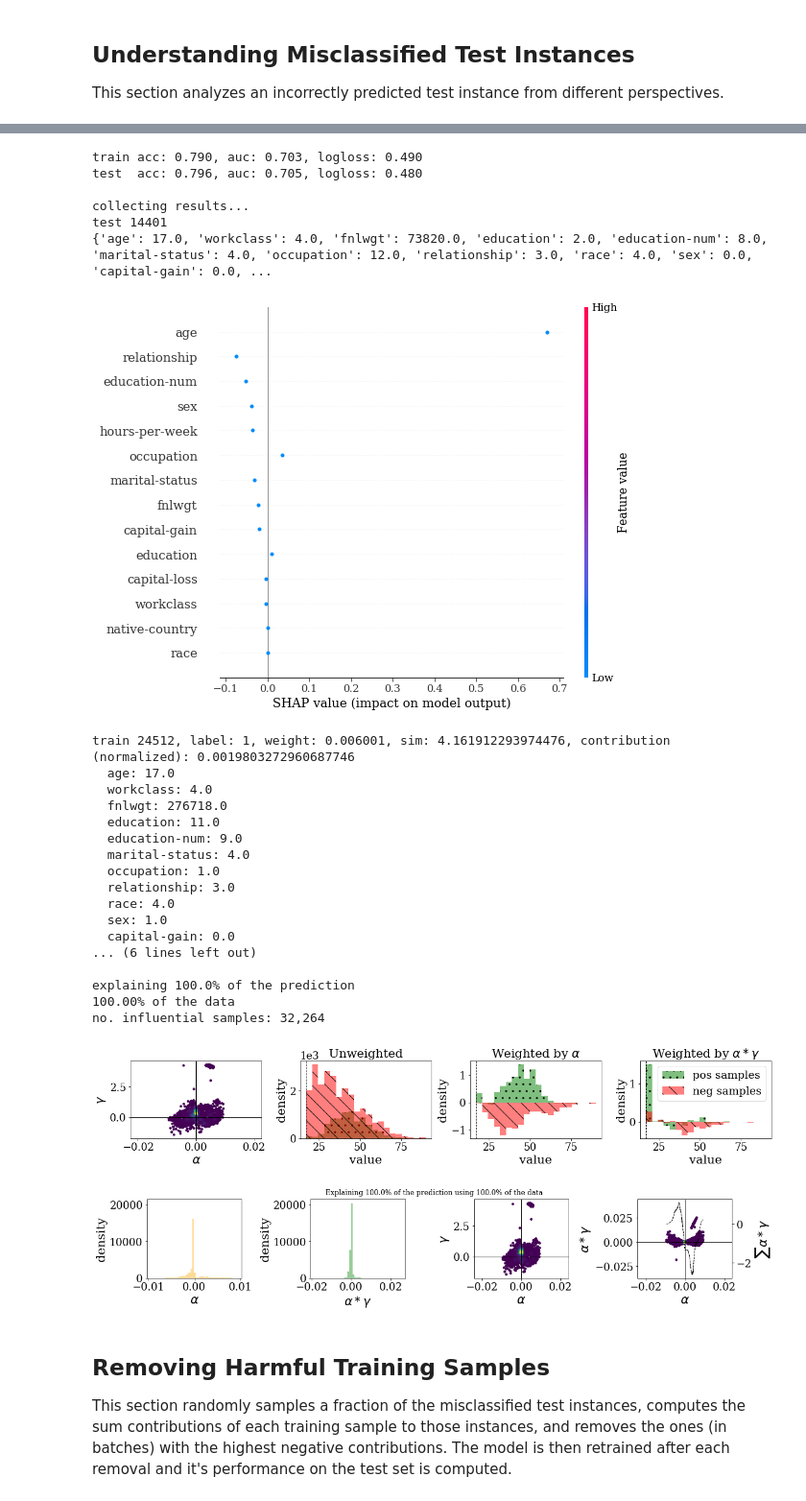
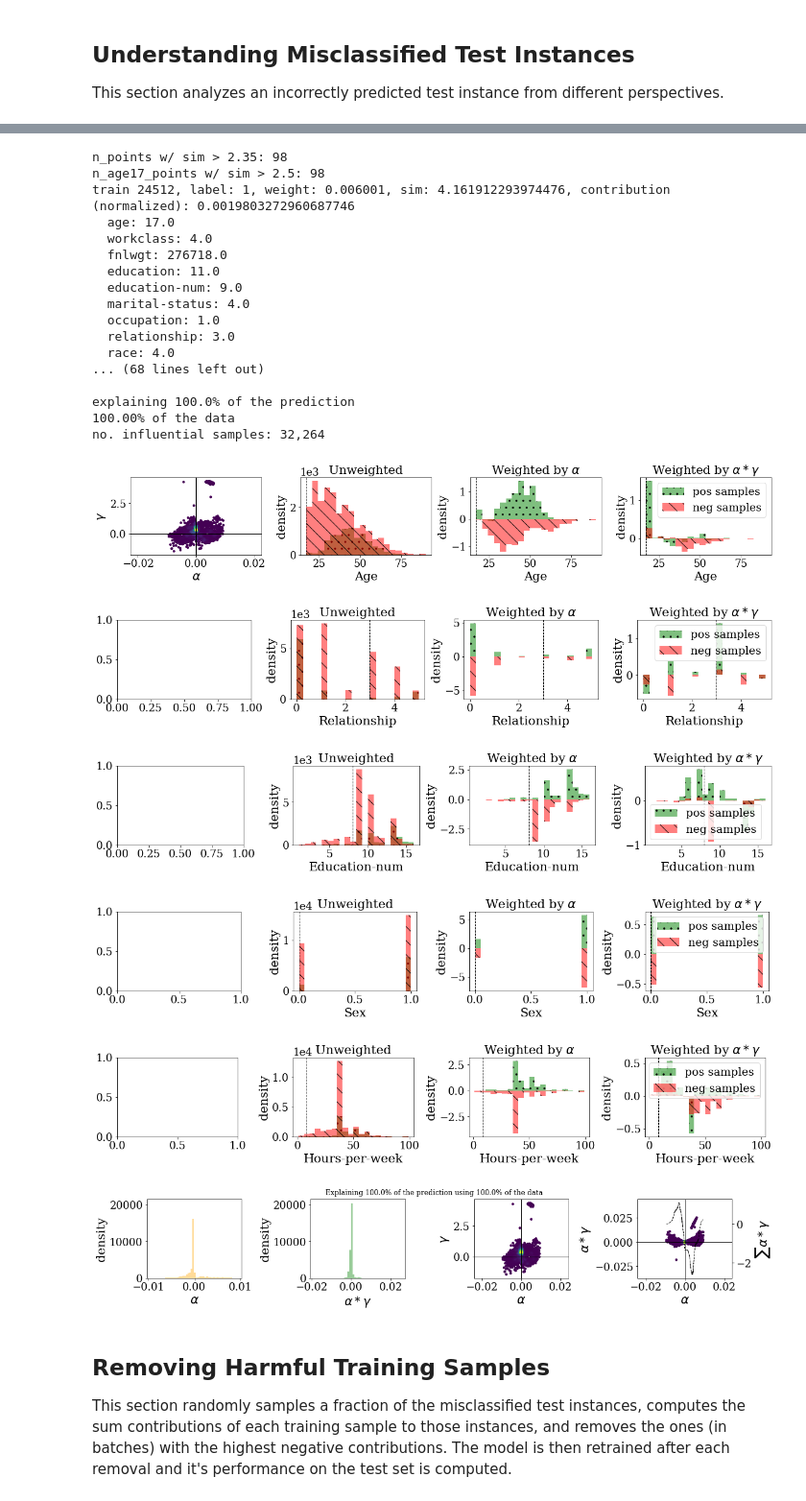
Before and after one commit to jjbrophy47/trex, a Jupyter notebook: experiments/notebooks/medifor.ipynb, the cells around one changed output, grey strips where cells are left out. Shown: that part at 96% size. Drawn from its saved outputs; the diff is of its cells as text; code cells hidden in the pictures.

```diff
--- a/experiments/notebooks/medifor.ipynb
+++ b/experiments/notebooks/medifor.ipynb
@@ -108,7 +108,7 @@ args.xlim=None
 args.max_bins=20
 args.kde=False
 args.overlay=False
-args.topk=1
+args.topk=5
 args.test_type='neg_correct'
 args.alpha=0.5
 args.rs=2
@@ -144,29 +152,26 @@ test  acc: 0.791, auc: 0.734, logloss: 0.473
-train acc: 0.790, auc: 0.703, logloss: 0.490
-test  acc: 0.796, auc: 0.705, logloss: 0.480
+n_points w/ sim > 2.35: 98
+n_age17_points w/ sim > 2.5: 98
+train 24512, label: 1, weight: 0.006001, sim: 4.161912293974476, contribution (normalized): 0.0019803272960687746
+  age: 17.0
+  workclass: 4.0
+  fnlwgt: 276718.0
+  education: 11.0
+  education-num: 9.0
+  marital-status: 4.0
+  occupation: 1.0
+  relationship: 3.0
+  race: 4.0
+... (68 lines left out)
 
-collecting results...
-test 14401
-{'age': 17.0, 'workclass': 4.0, 'fnlwgt': 73820.0, 'education': 2.0, 'education-num': 8.0, 'marital-status': 4.0, 'occupation': 12.0, 'relationship': 3.0, 'race': 4.0, 'sex': 0.0, 'capital-gain': 0.0, ...
+explaining 100.0% of the prediction
+100.00% of the data
+no. influential samples: 32,264
-[figure]
-train 24512, label: 1, weight: 0.006001, sim: 4.161912293974476, contribution (normalized): 0.0019803272960687746
-  age: 17.0
-  workclass: 4.0
-  fnlwgt: 276718.0
-  education: 11.0
-  education-num: 9.0
-  marital-status: 4.0
-  occupation: 1.0
-  relationship: 3.0
-  race: 4.0
-  sex: 1.0
-  capital-gain: 0.0
-... (6 lines left out)
-
-explaining 100.0% of the prediction
-100.00% of the data
-no. influential samples: 32,264
-[figure, old version]
+[figure, new version]
-[figure, old version]
+[figure, new version]
+[figure, added]
+[figure, added]
+[figure, added]
+[figure, added]
 # %% [markdown]
 ## Removing Harmful Training Samples
 This section randomly samples a fraction of the misclassified test instances, computes the sum contributions of each training sample to those instances, and removes the ones (in batches) with the highest negative contributions. The model is then retrained after each removal and it's performance on the test set is computed.
```
Also changed, not shown: parts of 1 cell of this notebook, 4 other files.
